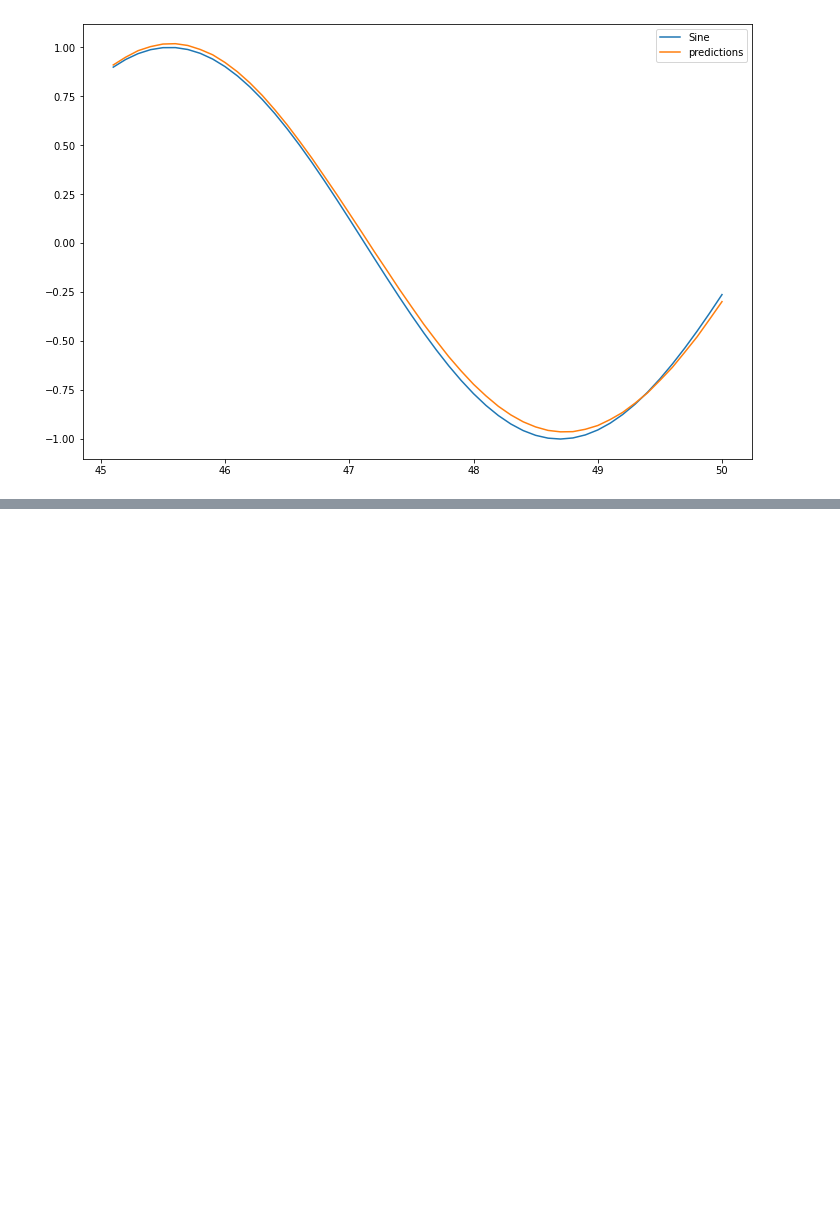
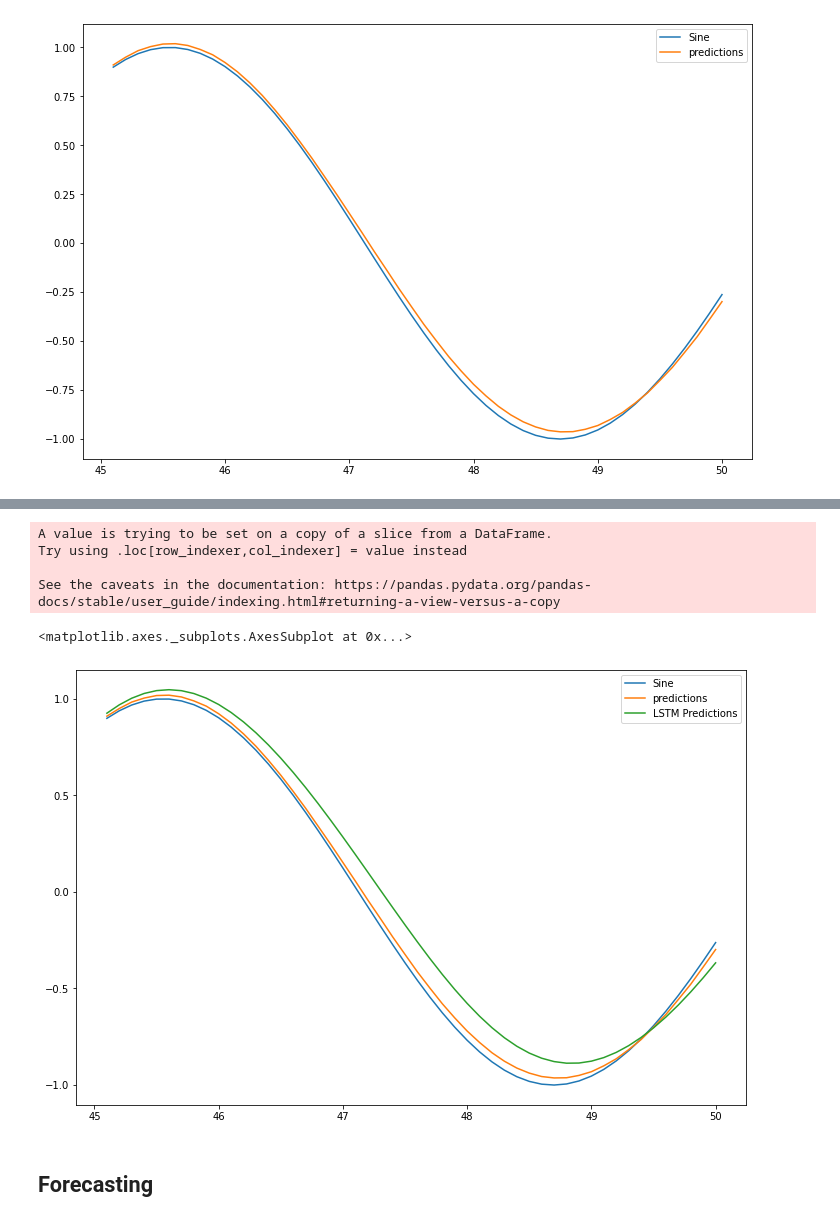
Before and after one commit to tanvirakibul/rnn-on-sine-wave, a Jupyter notebook: RNN_on_Sine_Wave.ipynb, the cells around one changed output, grey strips where cells are left out. Saved outputs shown, nothing was run; the diff lists cells and outputs as text; code cells hidden in the pictures; blank space fills up the shorter version.

```diff
--- a/RNN_on_Sine_Wave.ipynb
+++ b/RNN_on_Sine_Wave.ipynb
@@ -444,0 +451,19 @@ test.plot(figsize=(12,8))
+# %%
+length = 49
+generator = TimeseriesGenerator(scaled_train, scaled_train,
+                                length=length, batch_size=1)
+
+validation_generator = TimeseriesGenerator(scaled_test, scaled_test,
+                                           length=length, batch_size = 1)
+# %%
+model = Sequential()
+
+model.add(LSTM(50, input_shape=(length, n_features)))
+
+model.add(Dense(1))
+
+model.compile(optimizer='adam', loss='mse')
+# %%
+model.fit_generator(generator, epochs=20,
+                    validation_data= validation_generator,
+                    callbacks=[early_stop])
@@ -444,0 +480,23 @@ test.plot(figsize=(12,8))
+# %%
+test_predictions = []
+
+first_eval_batch = scaled_train[-length:]
+current_batch = first_eval_batch.reshape((1,length,n_features))
+
+for i in range(len(test)):
+  current_pred = model.predict(current_batch)[0]
+  test_predictions.append(current_pred)
+  current_batch = np.append(current_batch[:,1:,:], [[current_pred]], axis=1)
+# %%
+true_predictions = scaler.inverse_transform(test_predictions)
+test['LSTM Predictions'] = true_predictions
+test.plot(figsize=(12,8))
+# %% [output]
+A value is trying to be set on a copy of a slice from a DataFrame.
+Try using .loc[row_indexer,col_indexer] = value instead
+
+See the caveats in the documentation: https://pandas.pydata.org/pandas-docs/stable/user_guide/indexing.html#returning-a-view-versus-a-copy
+<matplotlib.axes._subplots.AxesSubplot at 0x...>
+[figure, added]
+# %% [markdown]
+## Forecasting
```
Also changed, not shown: parts of 16 cells of this notebook.
